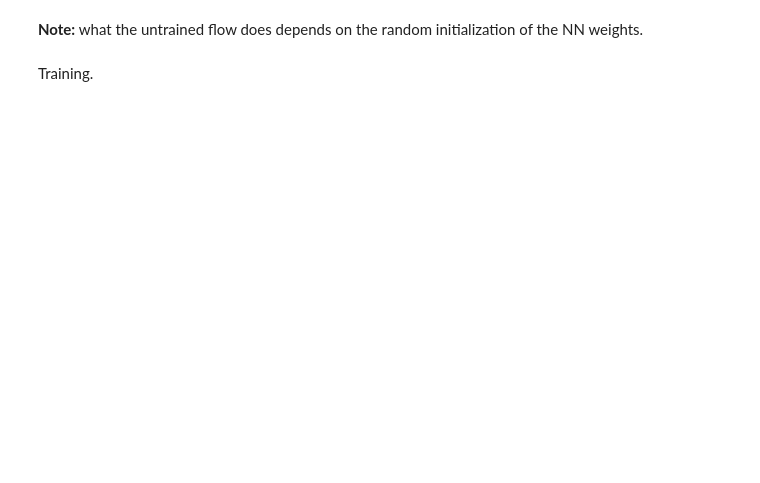
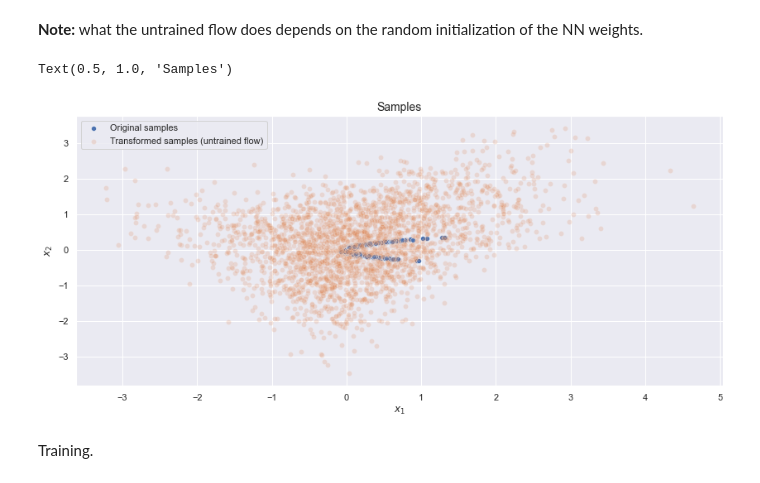
Before and after one commit to emanuele-moscato/bayesian-explorations, a Jupyter notebook: notebooks/real_nvp_flows.ipynb, the cells around one changed output. Drawn from its saved outputs; the diff is of its cells as text; code cells hidden in the pictures; blank space fills up the shorter version.

```diff
--- a/notebooks/real_nvp_flows.ipynb
+++ b/notebooks/real_nvp_flows.ipynb
@@ -269,5 +342,7 @@ print(
 # %%
-test_model = RealNVP(output_dim=2, num_masked=1, hidden_layers=None)
+test_model = RealNVP(output_dim=2, num_masked=1, hidden_layers=[32, 32])
 
 # Test on some random data.
-test_model(tf.random.uniform(shape=(5, 2)))
+print(test_model(tf.random.uniform(shape=(5, 2))))
+
+test_model.summary()
@@ -278,28 +373,32 @@ len(test_model.trainable_variables)
 # %%
 # Sample the source distribution and transform the samples via the
 # untrained flow. This should give nothing sensible!
 # Note: every time the model is instantiated, the NN weights
 #       in it are re-initialized and a different transformation
 #       is obtained.
-transformed_samples_untrained = test_model(test_model.flow.distribution.sample((2500)))
+transformed_samples_untrained = test_model.flow.sample((2500))
 
 fig = plt.figure(figsize=(14, 6))
 
 sns.scatterplot(
     x=samples[:, 0].numpy(),
     y=samples[:, 1].numpy(),
     label='Original samples'
 )
 
 sns.scatterplot(
     x=transformed_samples_untrained[:, 0].numpy(),
     y=transformed_samples_untrained[:, 1].numpy(),
-    label='Transformed samples (untrained flow)'
+    label='Transformed samples (untrained flow)',
+    alpha=0.2
 )
 
 plt.xlabel('$x_1$')
 plt.ylabel('$x_2$')
 plt.title('Samples', fontsize=14)
+# %% [output]
+Text(0.5, 1.0, 'Samples')
+[figure, added]
 # %% [markdown]
 Training.
 # %%
```
Also changed, not shown: parts of 16 cells of this notebook, 1 other file.
